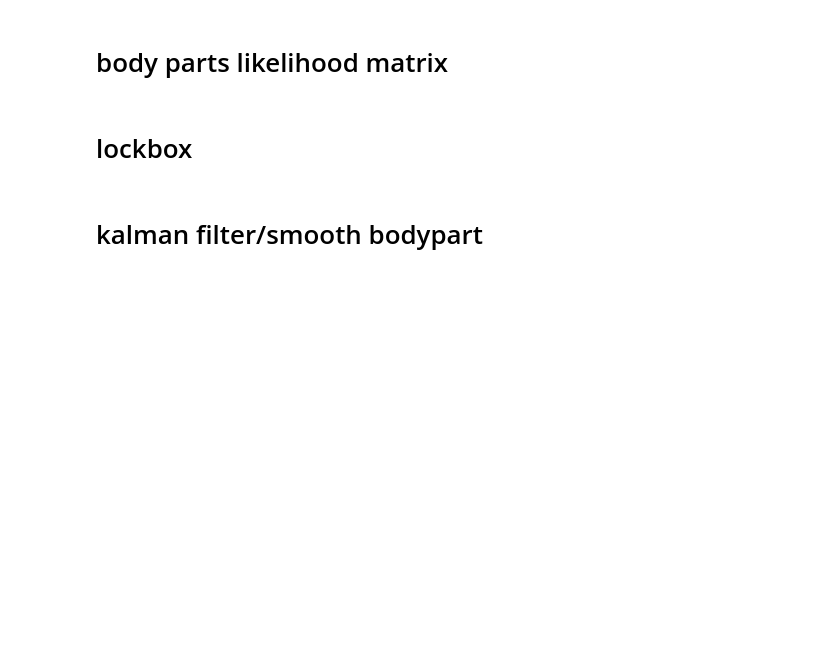
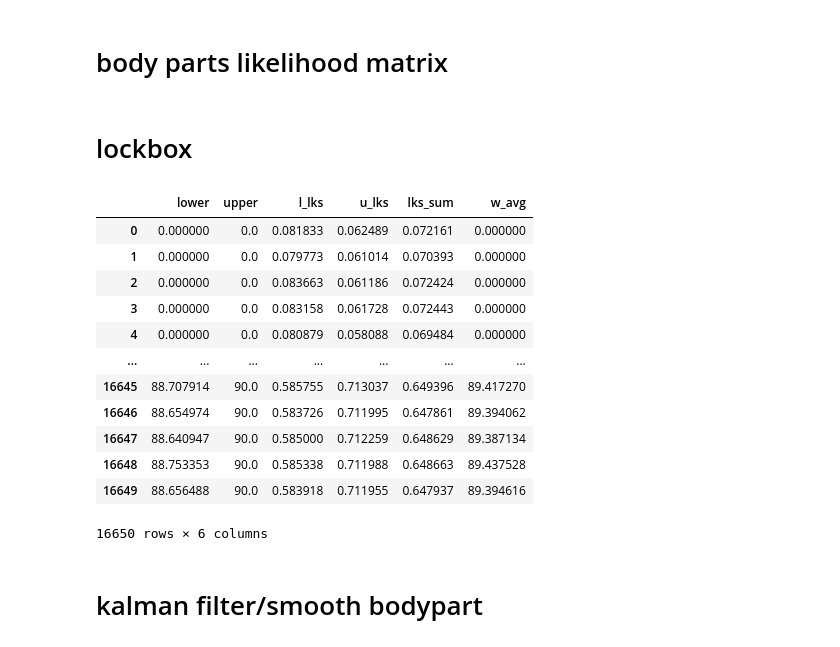
Before and after one commit to BoxedInKehrer/Moused, a Jupyter notebook: pipe.ipynb, the cells around one changed output. Saved outputs shown, nothing was run; the diff lists cells and outputs as text; code cells hidden in the pictures; blank space fills up the shorter version.

```diff
--- a/pipe.ipynb
+++ b/pipe.ipynb
@@ -466,3 +469,42 @@ diff_rot = pd.DataFrame({'lower':a}, index=indices)
+# %%
+import pandas as pd
+from sklearn.preprocessing import MinMaxScaler
+
+diff_rot = pd.DataFrame({'lower':a, 'upper':b}, index=indices)
+diff_rot['l_lks'] = lever_tip_lks.sum(axis=1)/3
+diff_rot['u_lks'] = upper_lever_tip_lks.sum(axis=1)/3
+diff_rot['lks_sum'] = diff_rot.filter(like='lks').sum(axis=1)/2
+
+get_bounds = diff_rot.nlargest(100,'lks_sum')
+min_lower = min(get_bounds.lower)
+min_upper = min(get_bounds.upper)
+max_lower = max(get_bounds.lower)
+max_upper = max(get_bounds.upper)
+diff_rot.lower = diff_rot.lower.clip(lower=min_lower, upper=max_lower)
+diff_rot.upper = diff_rot.upper.clip(lower=min_upper, upper=max_upper)
+scaler = MinMaxScaler()
+diff_rot['lower'] = scaler.fit_transform(diff_rot[['lower']]) * 90
+diff_rot['upper'] = scaler.fit_transform(diff_rot[['upper']]) * 90
+
+d = []
+for i in range(len(diff_rot)):
+    d.append((diff_rot.iloc[i].l_lks/(diff_rot.iloc[i].u_lks + diff_rot.iloc[i].l_lks) * diff_rot.iloc[i].lower) + ((diff_rot.iloc[i].u_lks/(diff_rot.iloc[i].u_lks + diff_rot.iloc[i].l_lks) * diff_rot.iloc[i].upper)))
+diff_rot['w_avg'] = d
+diff_rot
+# %% [output]
+|  | lower | upper | l_lks | u_lks | lks_sum | w_avg |
+| 0 | 0.000000 | 0.0 | 0.081833 | 0.062489 | 0.072161 | 0.000000 |
+| 1 | 0.000000 | 0.0 | 0.079773 | 0.061014 | 0.070393 | 0.000000 |
+| 2 | 0.000000 | 0.0 | 0.083663 | 0.061186 | 0.072424 | 0.000000 |
+| 3 | 0.000000 | 0.0 | 0.083158 | 0.061728 | 0.072443 | 0.000000 |
+| 4 | 0.000000 | 0.0 | 0.080879 | 0.058088 | 0.069484 | 0.000000 |
+| ... | ... | ... | ... | ... | ... | ... |
+| 16645 | 88.707914 | 90.0 | 0.585755 | 0.713037 | 0.649396 | 89.417270 |
+| 16646 | 88.654974 | 90.0 | 0.583726 | 0.711995 | 0.647861 | 89.394062 |
+| 16647 | 88.640947 | 90.0 | 0.585000 | 0.712259 | 0.648629 | 89.387134 |
+| 16648 | 88.753353 | 90.0 | 0.585338 | 0.711988 | 0.648663 | 89.437528 |
+| 16649 | 88.656488 | 90.0 | 0.583918 | 0.711955 | 0.647937 | 89.394616 |
+16650 rows × 6 columns
 # %% [markdown]
 # kalman filter/smooth bodypart
 # %%
```
Also changed, not shown: parts of 33 cells of this notebook, 23 other files.
